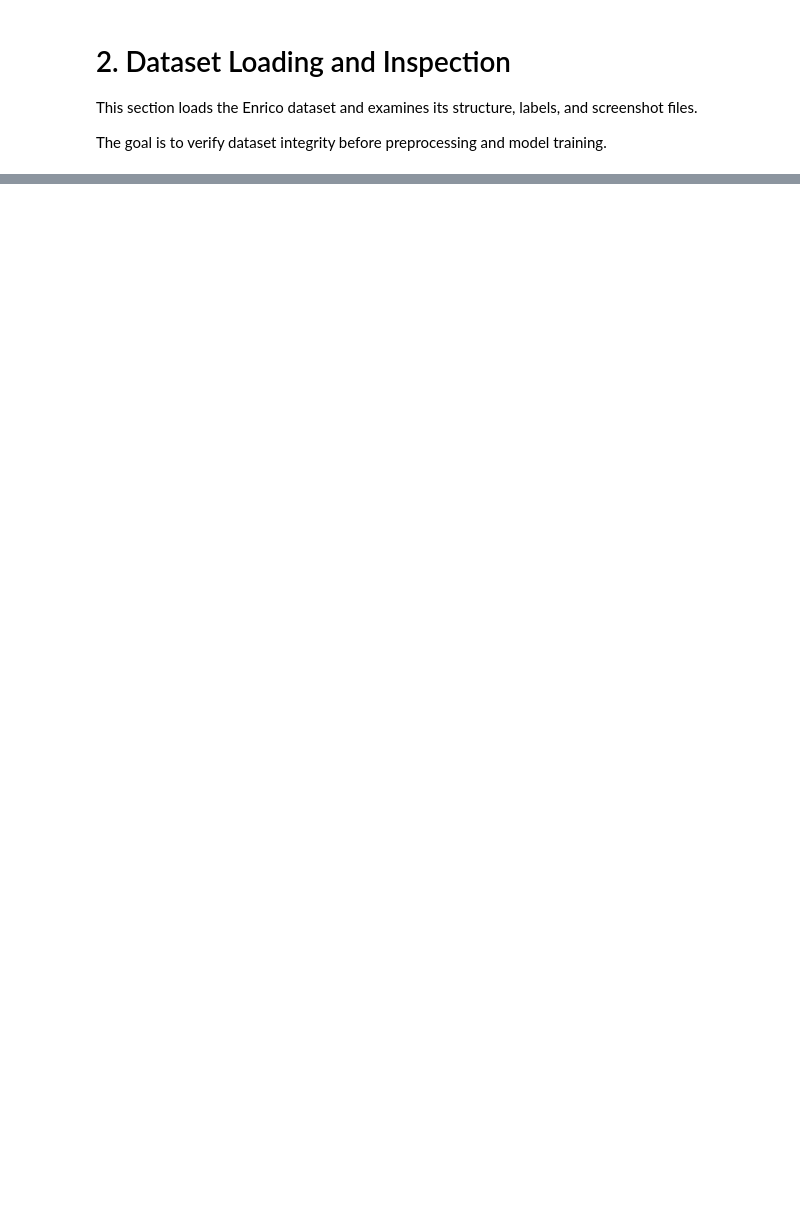
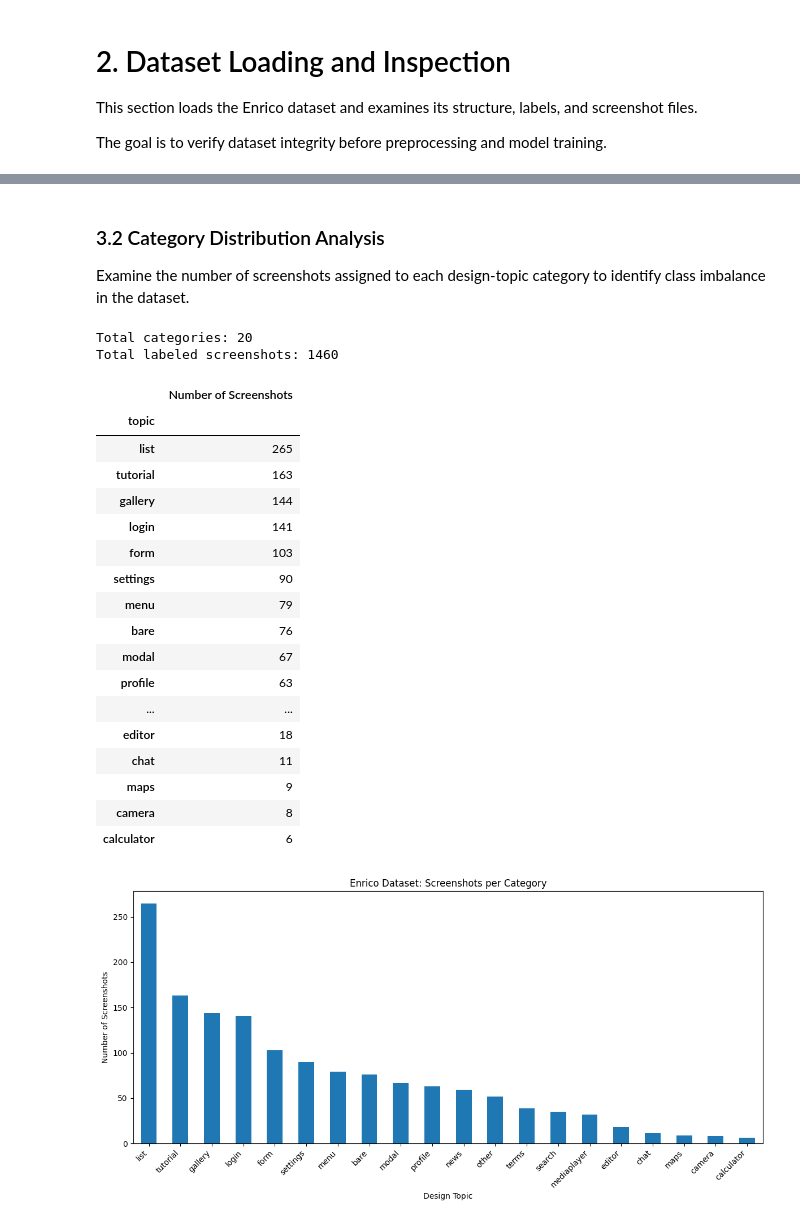
Before and after one commit to BolandoKen/mobile-ui-screen-classification, a Jupyter notebook: noteboooks/mobile-ui-screen-classification.ipynb, the cells around one changed output, grey strips where cells are left out. Cells and saved outputs as stored; diff of their text form; code cells hidden in the pictures; blank space fills up the shorter version.

Commit message:
Feat: Complete dataset inspection and application-level data splitting

```diff
--- a/noteboooks/mobile-ui-screen-classification.ipynb
+++ b/noteboooks/mobile-ui-screen-classification.ipynb
@@ -122,0 +208,42 @@ plt.show()
+# %% [markdown]
+### 3.2 Category Distribution Analysis
+
+Examine the number of screenshots assigned to each design-topic category to identify class imbalance in the dataset.
+# %%
+category_counts = df["topic"].value_counts().sort_values(ascending=False)
+
+print("Total categories:", df["topic"].nunique())
+print("Total labeled screenshots:", len(df))
+
+display(category_counts.to_frame("Number of Screenshots"))
+
+plt.figure(figsize=(12, 6))
+category_counts.plot(kind="bar")
+plt.title("Enrico Dataset: Screenshots per Category")
+plt.xlabel("Design Topic")
+plt.ylabel("Number of Screenshots")
+plt.xticks(rotation=45, ha="right")
+plt.tight_layout()
+plt.show()
+# %% [output]
+Total categories: 20
+Total labeled screenshots: 1460
+|  | Number of Screenshots |
+| topic |  |
+| list | 265 |
+| tutorial | 163 |
+| gallery | 144 |
+| login | 141 |
+| form | 103 |
+| settings | 90 |
+| menu | 79 |
+| bare | 76 |
+| modal | 67 |
+| profile | 63 |
+| ... | ... |
+| editor | 18 |
+| chat | 11 |
+| maps | 9 |
+| camera | 8 |
+| calculator | 6 |
+[figure, added]
```
Also changed, not shown: parts of 30 cells of this notebook.
